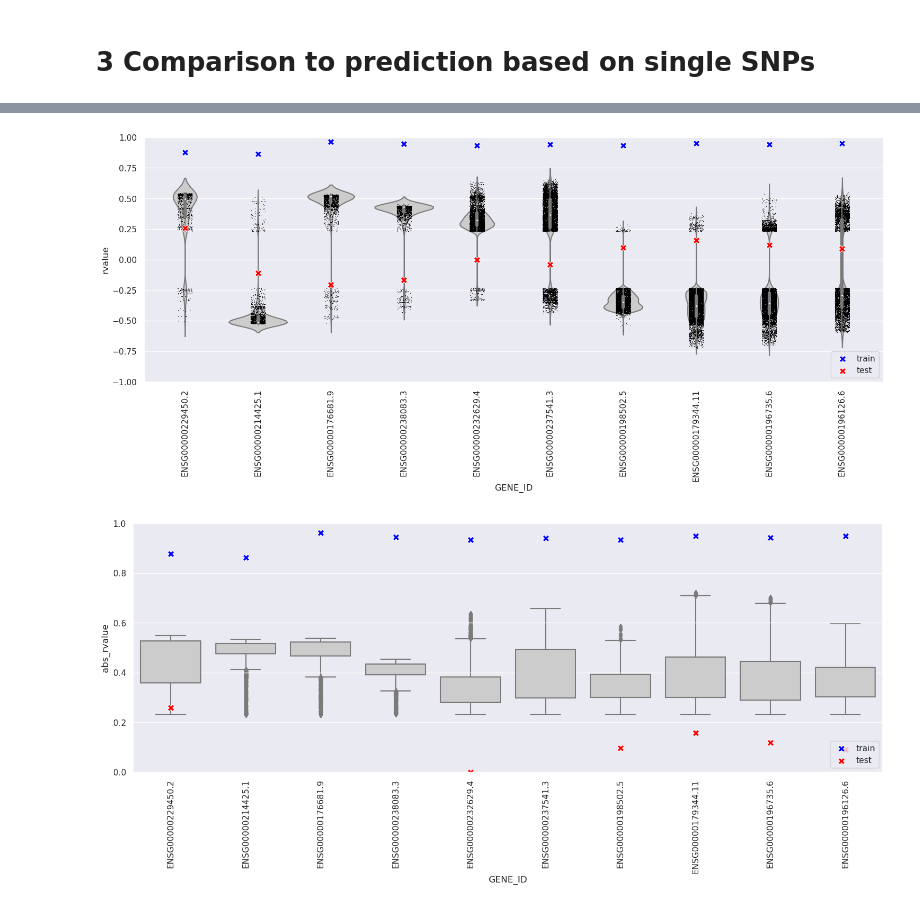
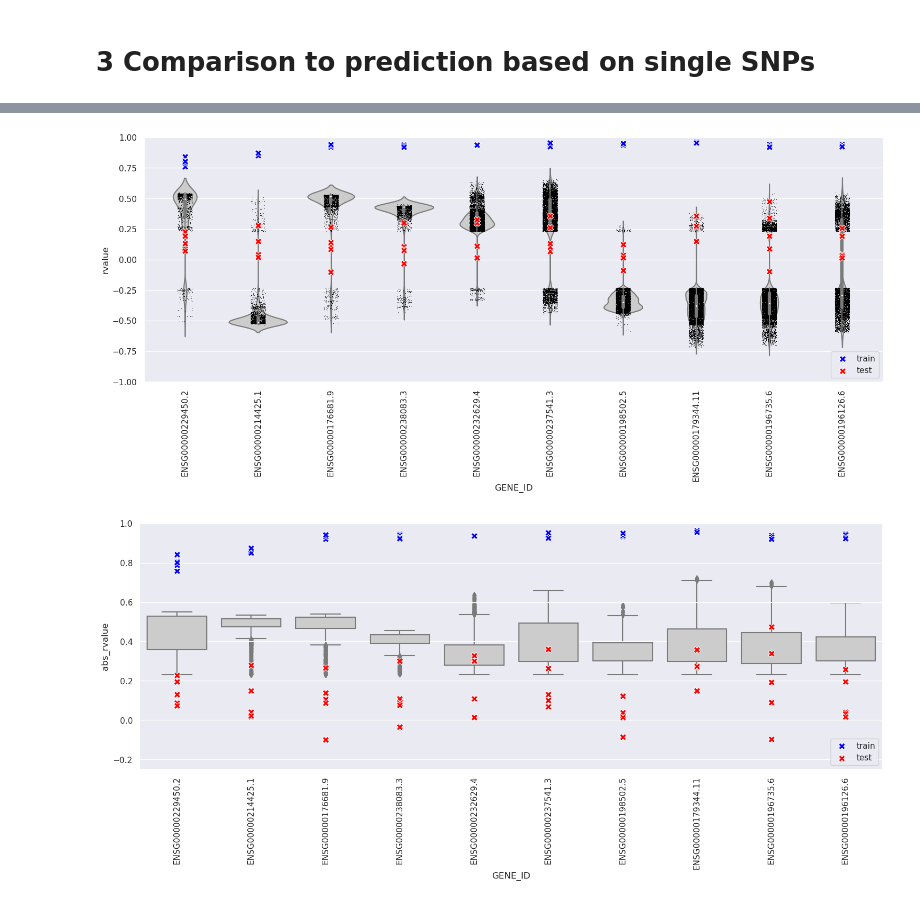
Before and after one commit to SarahOuologuem/lm-eqtl, a Jupyter notebook: expression_prediction_LinRegr.ipynb, the cells around one changed output, grey strips where cells are left out. Cells and saved outputs as stored; diff of their text form; code cells hidden in the pictures.

```diff
--- a/expression_prediction_LinRegr.ipynb
+++ b/expression_prediction_LinRegr.ipynb
@@ -125,7 +109,6 @@ for i in range(1, 6):
         # Standard scale the data
         scaler = StandardScaler().fit(X_train)
         X_train = scaler.transform(X_train)
-        # scaler = StandardScaler().fit(X_test)
         X_test = scaler.transform(X_test)
         y_train = np.array(gene_df_train.expression)
         y_test = np.array(gene_df_test.expression)
@@ -136,8 +119,8 @@ for i in range(1, 6):
         # evaluate model on test set
         y_pred_train = model.predict(X_train)
         y_pred_test = model.predict(X_test)
-        r_values_train[gene] = pearsonr(y_train, y_pred_train)[0]
-        r_values_test[gene] = pearsonr(y_test, y_pred_test)[0]
+        r_values_train[gene] = spearmanr(y_train, y_pred_train)[0]
+        r_values_test[gene] = spearmanr(y_test, y_pred_test)[0]
 
         # plot results on training set
         # plt.scatter(y_train, y_pred_train)
@@ -181,0 +134,18 @@ test_df = pd.DataFrame({"gene_id": r_values_test.keys(), "r_values": r_values_te
+# %%
+s = []
+g = []
+r = []
+for k, res in splits_test.items():
+    s += [k]*len(res)
+    g += list(res.keys())
+    r += list(res.values())
+test_df = pd.DataFrame({"split": s, "gene_id": g, "rvalue": r})
+
+s = []
+g = []
+r = []
+for k, res in splits_train.items():
+    s += [k]*len(res)
+    g += list(res.keys())
+    r += list(res.values())
+train_df = pd.DataFrame({"split": s, "gene_id": g, "rvalue": r})
@@ -224,26 +200,26 @@ sns.set(rc={'figure.figsize':(18,6)})
 
 sns.violinplot(x = "GENE_ID", y ="rvalue", data=reference, color="0.8", zorder=0)
 sns.stripplot(x = "GENE_ID", y ="rvalue", data=reference, color="0.0", size=0.8, zorder=1)
-sns.scatterplot(x = "gene_id", y="r_values", data=train_df, color="blue", s=80, marker="X", zorder=2, label="train")
-sns.scatterplot(x = "gene_id", y="r_values", data=test_df, color="red", s=80, marker="X", zorder=3, label="test")
+sns.scatterplot(x = "gene_id", y="rvalue", data=train_df, color="blue", s=80, marker="X", zorder=2, label="train")
+sns.scatterplot(x = "gene_id", y="rvalue", data=test_df, color="red", s=80, marker="X", zorder=3, label="test")
 
 plt.ylim(-1.0, 1.0)
 plt.xticks(rotation = 90)
 plt.legend(loc='lower right')
 plt.show()
 # %% [output]
-[figure, old version]
+[figure, new version]
 # %%
 sns.boxplot(x = "GENE_ID", y ="abs_rvalue", data=reference, color="0.8", zorder=0)
-sns.scatterplot(x = "gene_id", y="r_values", data=train_df, color="blue", s=80, marker="X", zorder=1, label="train")
-sns.scatterplot(x = "gene_id", y="r_values", data=test_df, color="red", s=80, marker="X", zorder=2, label="test")
+sns.scatterplot(x = "gene_id", y="rvalue", data=train_df, color="blue", s=80, marker="X", zorder=1, label="train")
+sns.scatterplot(x = "gene_id", y="rvalue", data=test_df, color="red", s=80, marker="X", zorder=2, label="test")
 
-plt.ylim(0.0, 1.0)
+plt.ylim(-0.25, 1.0)
 plt.xticks(rotation = 90)
 plt.legend(loc='lower right')
 plt.show()
 # %% [output]
-[figure, old version]
+[figure, new version]
 # %%
 fig, (ax1, ax2) = plt.subplots(nrows=2, ncols=1, figsize=(12, 6), sharex=True)
 
```
Also changed, not shown: parts of 9 cells of this notebook, 2 other files.
